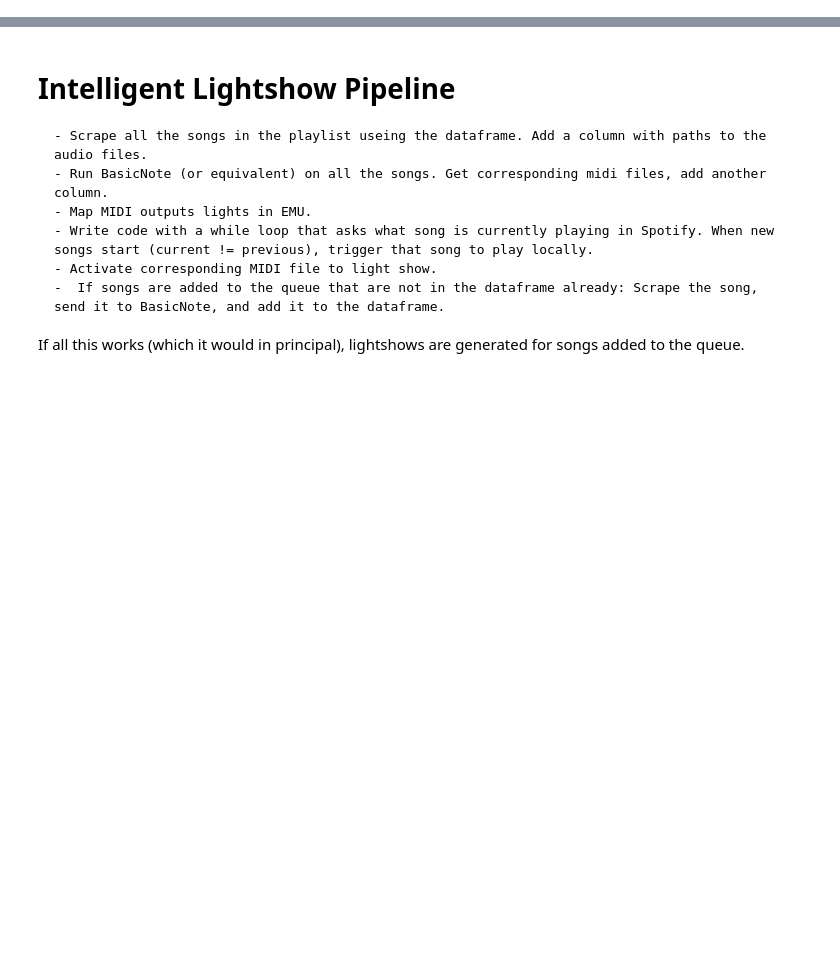
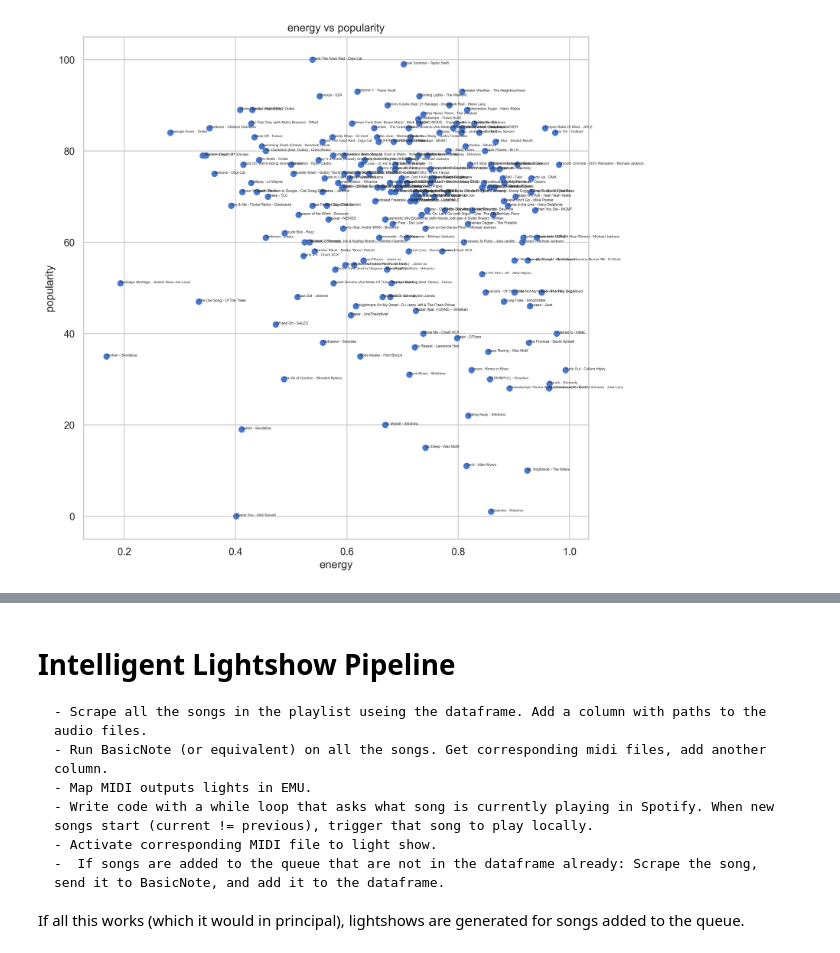
Before and after one commit to LandryBulls/PlaylistPulser, a Jupyter notebook: development.ipynb, the cells around one changed output, grey strips where cells are left out. Cells and saved outputs as stored; diff of their text form; code cells hidden in the pictures; blank space fills up the shorter version.

```diff
--- a/development.ipynb
+++ b/development.ipynb
@@ -305,0 +344,15 @@ plt.show()
+# %%
+def show_data(xfeature, yfeature, playlist_df):
+    plt.figure(figsize=(10, 10), dpi=300)
+    plt.scatter(playlist_df[xfeature], playlist_df[yfeature])
+    plt.xlabel(xfeature)
+    plt.ylabel(yfeature)
+    plt.title(f'{xfeature} vs {yfeature}')
+    # add song labels
+    for i, song in enumerate(songs):
+        plt.annotate(song, (playlist_df[xfeature][i], playlist_df[yfeature][i]), fontsize=4)
+    plt.show()
+
+show_data('energy', 'popularity', elm_tracks)
+# %% [output]
+[figure, added]
```
Also changed, not shown: parts of 42 cells of this notebook, 3 other files.
